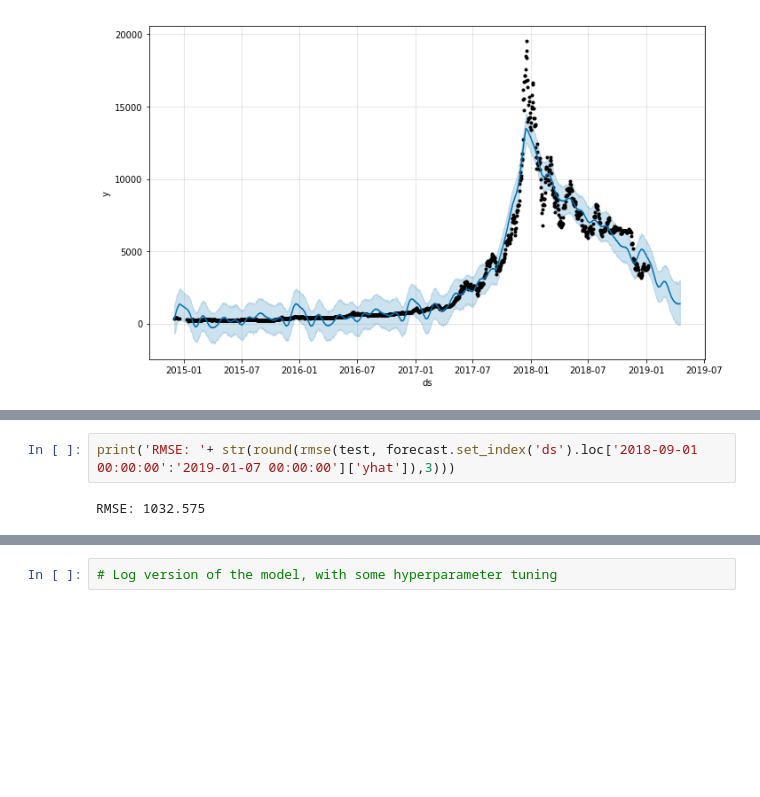
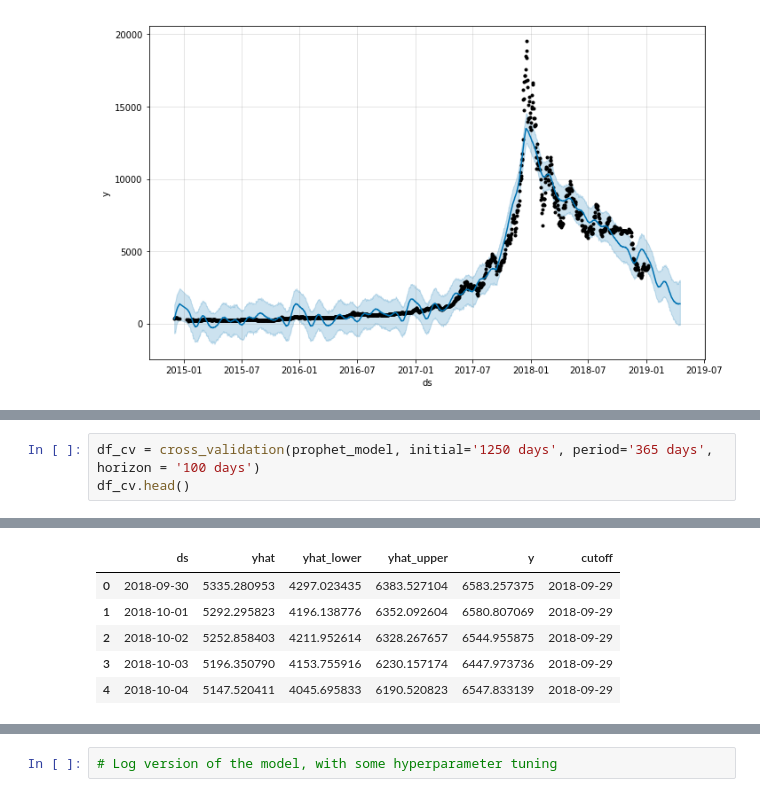
Before and after one commit to legomydiego/Thinkful-Final-Capstone, a Jupyter notebook: Final Capstone.ipynb, the cells around one changed output, grey strips where cells are left out. Cells and saved outputs as stored; diff of their text form; blank space fills up the shorter version.

```diff
--- a/Final Capstone.ipynb
+++ b/Final Capstone.ipynb
@@ -782,4 +785,4 @@ prophet_model.plot_components(forecast);
-# %%
-print('RMSE: '+ str(round(rmse(test, forecast.set_index('ds').loc['2018-09-01 00:00:00':'2019-01-07 00:00:00']['yhat']),3)))
-# %% [output]
-RMSE: 1032.575
+# %%
+df_cv = cross_validation(prophet_model, initial='1250 days', period='365 days', horizon = '100 days')
+df_cv.head()
+# %% [output]
@@ -785,0 +790,6 @@ RMSE: 1032.575
+|  | ds | yhat | yhat_lower | yhat_upper | y | cutoff |
+| 0 | 2018-09-30 | 5335.280953 | 4297.023435 | 6383.527104 | 6583.257375 | 2018-09-29 |
+| 1 | 2018-10-01 | 5292.295823 | 4196.138776 | 6352.092604 | 6580.807069 | 2018-09-29 |
+| 2 | 2018-10-02 | 5252.858403 | 4211.952614 | 6328.267657 | 6544.955875 | 2018-09-29 |
+| 3 | 2018-10-03 | 5196.350790 | 4153.755916 | 6230.157174 | 6447.973736 | 2018-09-29 |
+| 4 | 2018-10-04 | 5147.520411 | 4045.695833 | 6190.520823 | 6547.833139 | 2018-09-29 |
```
Also changed, not shown: parts of 6 cells of this notebook.
